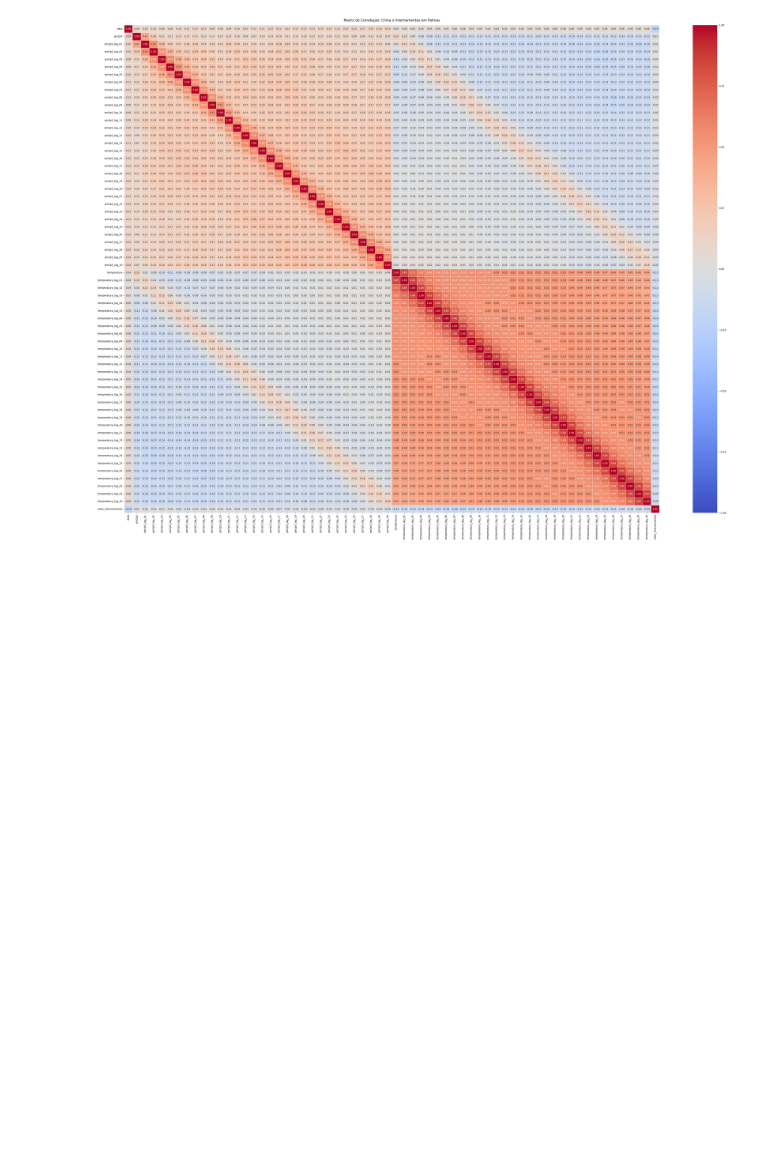
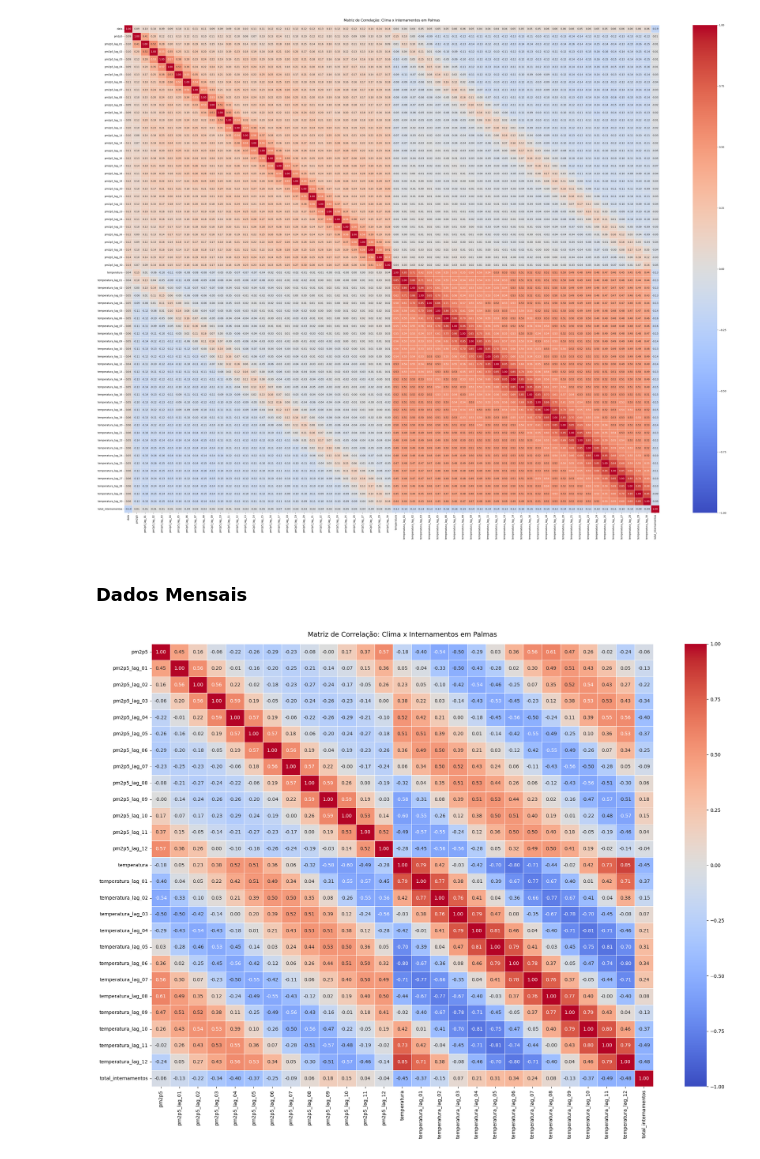
Before and after one commit to LuizFKM/ProjetoBigData, a Jupyter notebook: 02.2 - Análise de Dados - Sem Outliers.ipynb, the cells around one changed output. Saved outputs shown, nothing was run; the diff lists cells and outputs as text; code cells hidden in the pictures; blank space fills up the shorter version.

Commit message:
ajustando dados sem outliers

```diff
--- a/02.2 - Análise de Dados - Sem Outliers.ipynb
+++ b/02.2 - Análise de Dados - Sem Outliers.ipynb
@@ -321,0 +322,49 @@ plt.show()
+# %% [markdown]
+### Dados Mensais
+# %%
+import pandas as pd
+import matplotlib.pyplot as plt
+import seaborn as sns
+
+# Garanta que a coluna 'data' é do tipo datetime
+df_final['data'] = pd.to_datetime(df_final['data'])
+
+# 1. Agrupar para escala mensal
+df_mensal = df_final.groupby(pd.Grouper(key='data', freq='ME')).agg({
+    'total_internamentos': 'sum', # Soma os internamentos do mês
+    'pm2p5': 'mean',              # Média da poluição no mês
+    'temperatura': 'mean'         # Média da temperatura no mês
+}).reset_index()
+
+# 2. Ordenar obrigatoriamente por data para garantir a cronologia
+df_mensal = df_mensal.sort_values(by='data').reset_index(drop=True)
+df_mensal = df_mensal.drop(columns=['data'])
+
+# 3. Definir a quantidade de meses de defasagem (lags) desejados (1 a 12 meses)
+meses_lag = range(1, 13)
+
+# 4. Criar as colunas de lag iterando sobre os meses
+for i in meses_lag:
+    # Lags para o material particulado (PM2.5)
+    df_mensal[f'pm2p5_lag_{i:02d}'] = df_mensal['pm2p5'].shift(i)
+
+    # Lags para a temperatura
+    df_mensal[f'temperatura_lag_{i:02d}'] = df_mensal['temperatura'].shift(i)
+
+df_mensal = df_mensal.sort_index(axis=1)
+
+colunas_para_plotar = ['total_internamentos', 'pm2p5', 'temperatura']
+df_para_correlacao = remover_outliers_iqr(df_mensal, colunas_para_plotar)
+
+# 5. Calcula a matriz de correlação de Pearson
+matriz_correlacao = df_para_correlacao.corr()
+
+# 6. Plota o Heatmap
+plt.figure(figsize=(20, 15))
+sns.heatmap(matriz_correlacao, annot=True, cmap='coolwarm', vmin=-1, vmax=1, fmt=".2f", linewidths=.5)
+
+plt.title('Matriz de Correlação: Clima x Internamentos em Palmas', fontsize=14, pad=15)
+plt.tight_layout()
+plt.show()
+# %% [output]
+[figure, added]
```
Also changed, not shown: parts of 3 cells of this notebook.
